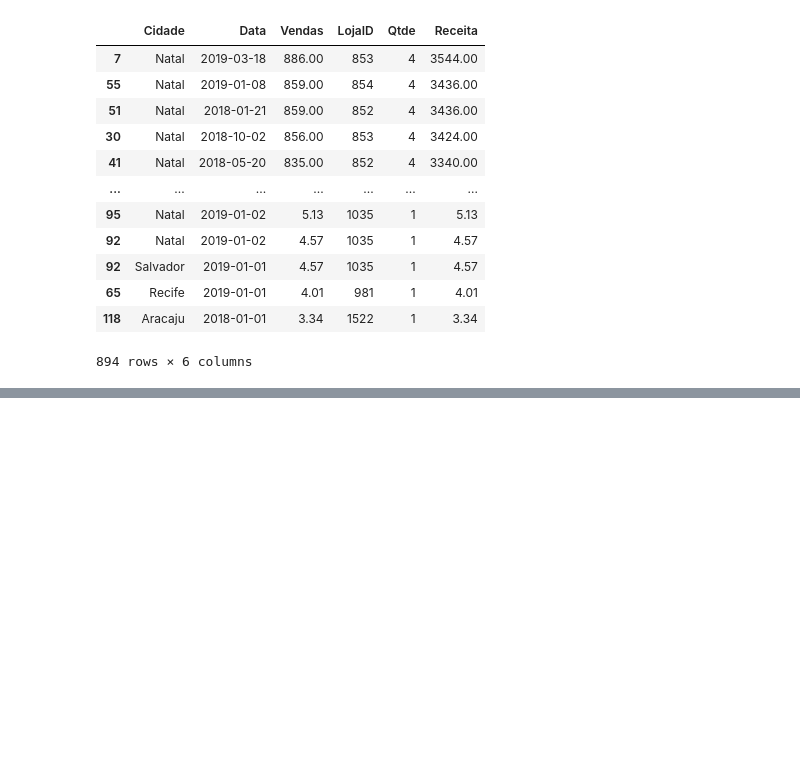
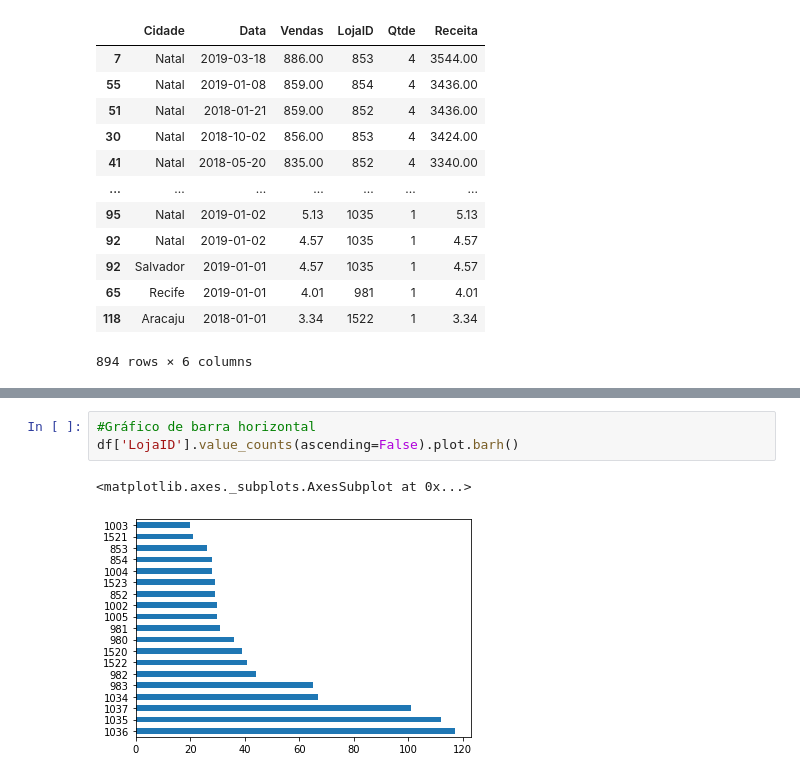
Before and after one commit to pedrorosadev/Gera-o-Tech-Unimed-BH---Ci-ncia-de-Dados, a Jupyter notebook: analise_dados/analise_dados-excel/analise_dados_planilhas_excel.ipynb, the cells around one changed output, grey strips where cells are left out. Drawn from its saved outputs; the diff is of its cells as text; blank space fills up the shorter version.

```diff
--- a/analise_dados/analise_dados-excel/analise_dados_planilhas_excel.ipynb
+++ b/analise_dados/analise_dados-excel/analise_dados_planilhas_excel.ipynb
@@ -150,0 +273,6 @@ df.sort_values('Receita', ascending=False)
+# %%
+#Gráfico de barra horizontal
+df['LojaID'].value_counts(ascending=False).plot.barh()
+# %% [output]
+<matplotlib.axes._subplots.AxesSubplot at 0x...>
+[figure, added]
```
Also changed, not shown: parts of 32 cells of this notebook.
